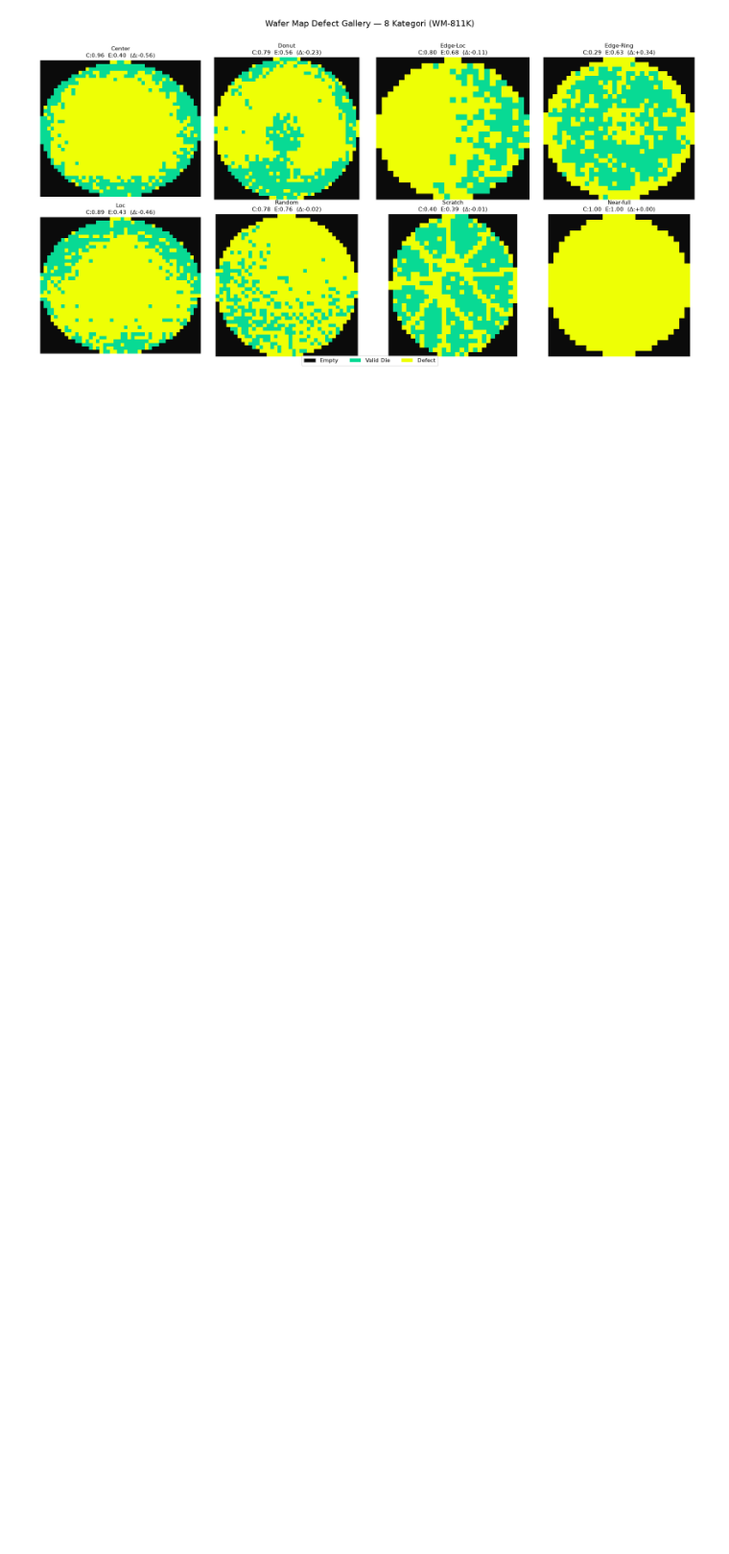
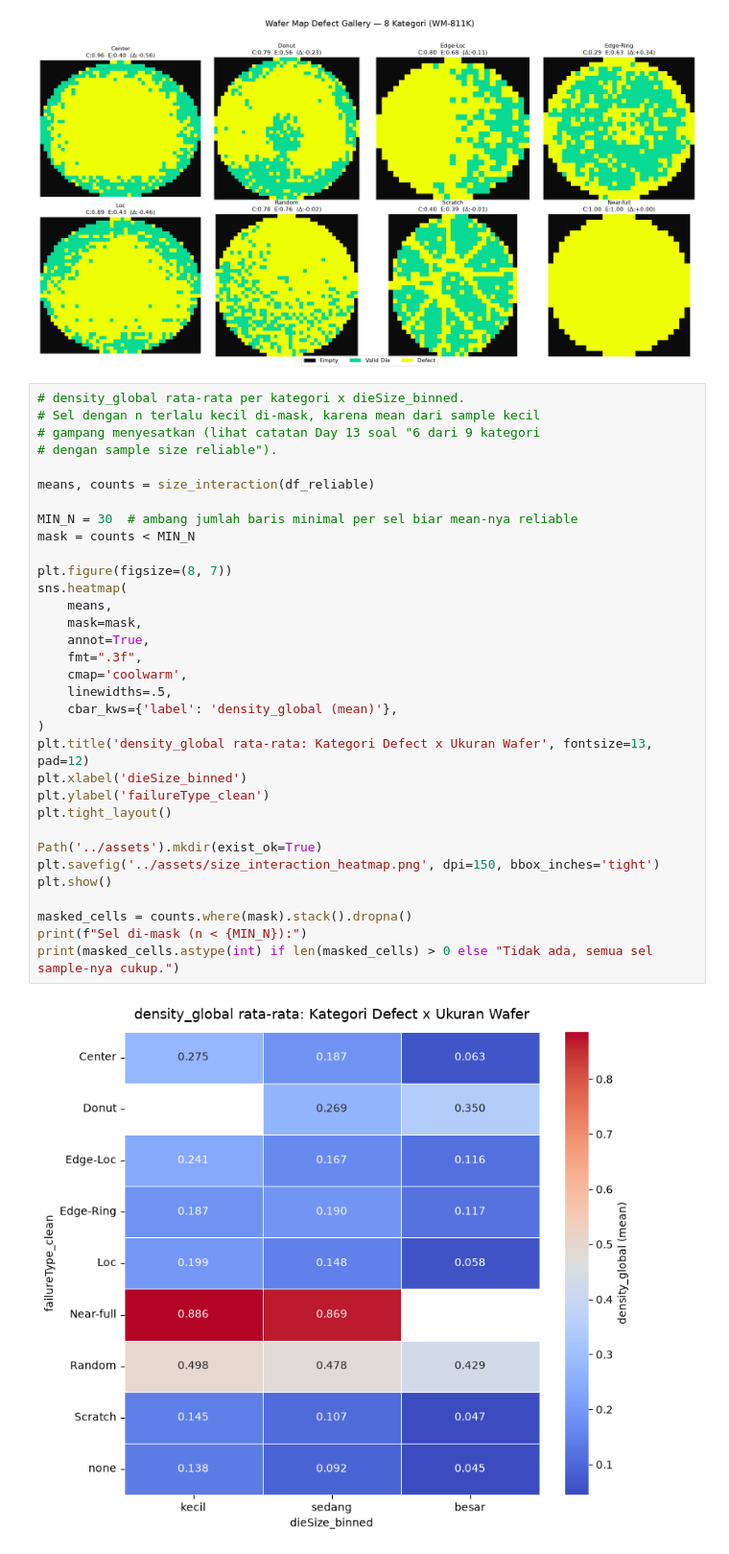
Before and after one commit to AfiefMiko/wafer-map-eda-python, a Jupyter notebook: notebooks/04_defect_gallery.ipynb, the cells around one changed output. Shown at 96% size. Saved outputs shown, nothing was run; the diff lists cells and outputs as text; blank space fills up the shorter version.

```diff
--- a/notebooks/04_defect_gallery.ipynb
+++ b/notebooks/04_defect_gallery.ipynb
@@ -96,3 +96,38 @@ plt.savefig('../assets/defect_gallery.png', dpi=150, bbox_inches='tight')
 plt.show()
 # %% [output]
 [figure]
+# %%
+# density_global rata-rata per kategori x dieSize_binned.
+# Sel dengan n terlalu kecil di-mask, karena mean dari sample kecil
+# gampang menyesatkan (lihat catatan Day 13 soal "6 dari 9 kategori
+# dengan sample size reliable").
+
+means, counts = size_interaction(df_reliable)
+
+MIN_N = 30  # ambang jumlah baris minimal per sel biar mean-nya reliable
+mask = counts < MIN_N
+
+plt.figure(figsize=(8, 7))
+sns.heatmap(
+    means,
+    mask=mask,
+    annot=True,
+    fmt=".3f",
+    cmap='coolwarm',
+    linewidths=.5,
+    cbar_kws={'label': 'density_global (mean)'},
+)
+plt.title('density_global rata-rata: Kategori Defect x Ukuran Wafer', fontsize=13, pad=12)
+plt.xlabel('dieSize_binned')
+plt.ylabel('failureType_clean')
+plt.tight_layout()
+
+Path('../assets').mkdir(exist_ok=True)
+plt.savefig('../assets/size_interaction_heatmap.png', dpi=150, bbox_inches='tight')
+plt.show()
+
+masked_cells = counts.where(mask).stack().dropna()
+print(f"Sel di-mask (n < {MIN_N}):")
+print(masked_cells.astype(int) if len(masked_cells) > 0 else "Tidak ada, semua sel sample-nya cukup.")
+# %% [output]
+[figure, added]
```
Also changed, not shown: parts of 4 cells of this notebook.
